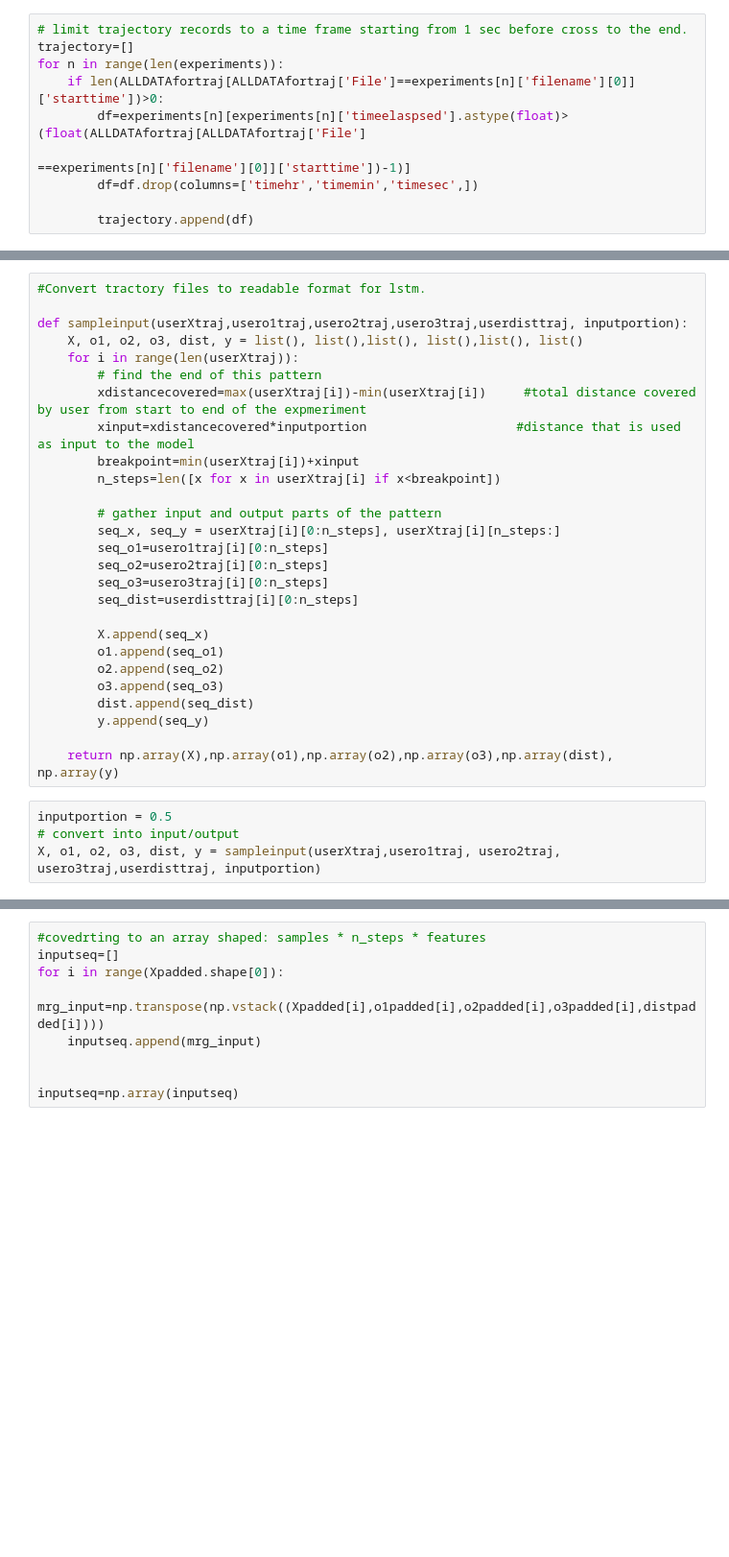
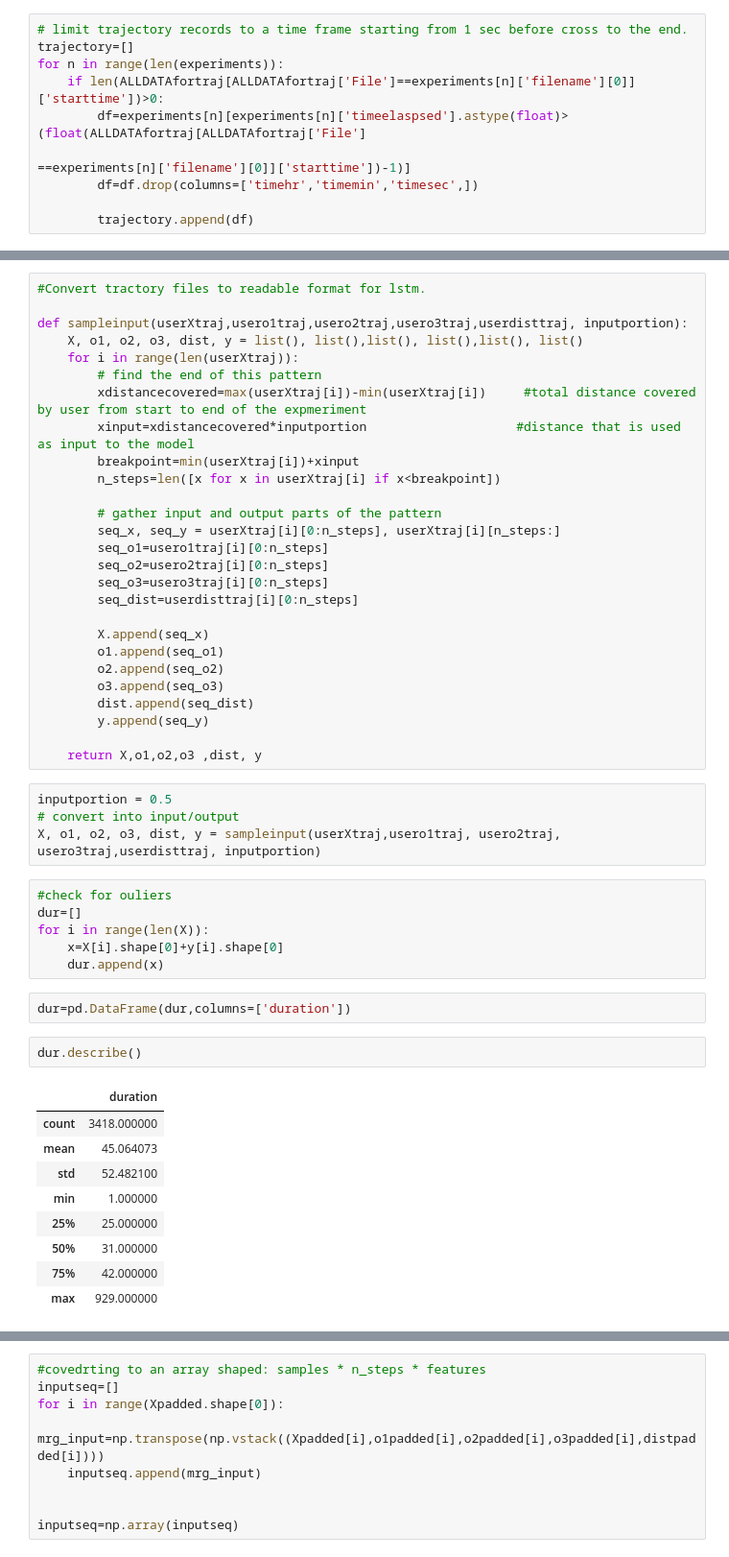
Before and after one commit to arashk1990/ProjectVR, a Jupyter notebook: DataCleaning.ipynb, the cells around one changed output, grey strips where cells are left out. Shown at 96% size. Saved outputs shown, nothing was run; the diff lists cells and outputs as text; blank space fills up the shorter version.

```diff
--- a/DataCleaning.ipynb
+++ b/DataCleaning.ipynb
@@ -359,8 +377,28 @@ def sampleinput(userXtraj,usero1traj,usero2traj,usero3traj,userdisttraj, inputpo
         dist.append(seq_dist)
         y.append(seq_y)
 
-    return np.array(X),np.array(o1),np.array(o2),np.array(o3),np.array(dist), np.array(y)
+    return X,o1,o2,o3 ,dist, y
 # %%
 inputportion = 0.5
 # convert into input/output
 X, o1, o2, o3, dist, y = sampleinput(userXtraj,usero1traj, usero2traj, usero3traj,userdisttraj, inputportion)
+# %%
+#check for ouliers
+dur=[]
+for i in range(len(X)):
+    x=X[i].shape[0]+y[i].shape[0]
+    dur.append(x)
+# %%
+dur=pd.DataFrame(dur,columns=['duration'])
+# %%
+dur.describe()
+# %% [output]
+|  | duration |
+| count | 3418.000000 |
+| mean | 45.064073 |
+| std | 52.482100 |
+| min | 1.000000 |
+| 25% | 25.000000 |
+| 50% | 31.000000 |
+| 75% | 42.000000 |
+| max | 929.000000 |
```
Also changed, not shown: parts of 23 cells of this notebook.
